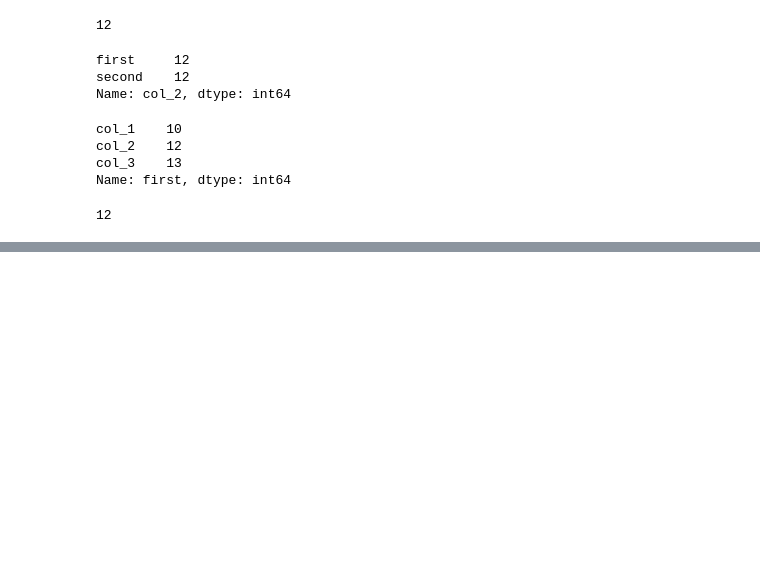
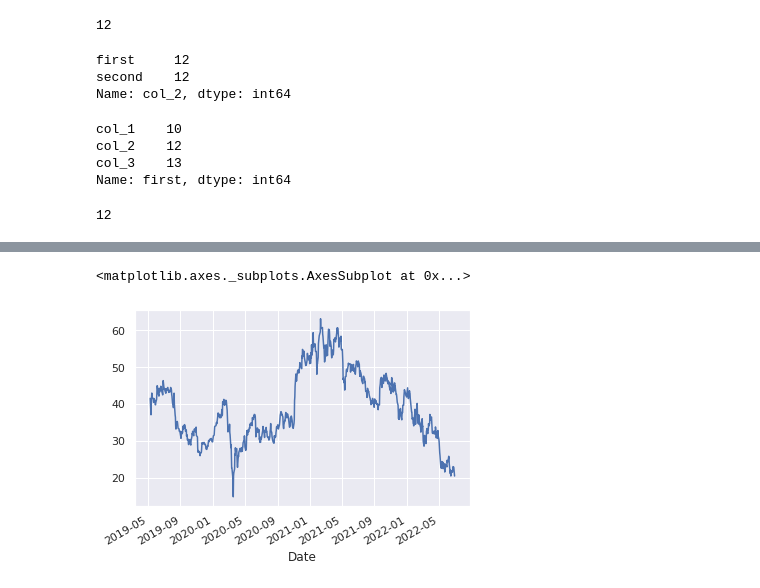
Before and after one commit to martynawl/data-science-bootcamp, a Jupyter notebook: 03_pandas.ipynb, the cells around one changed output, grey strips where cells are left out. Drawn from its saved outputs; the diff is of its cells as text; code cells hidden in the pictures; blank space fills up the shorter version.

```diff
--- a/03_pandas.ipynb
+++ b/03_pandas.ipynb
@@ -383,0 +861,5 @@ df.iloc[0, 1]
+# %%
+df.Close.plot()
+# %% [output]
+<matplotlib.axes._subplots.AxesSubplot at 0x...>
+[figure, added]
```
Also changed, not shown: parts of 61 cells of this notebook.
